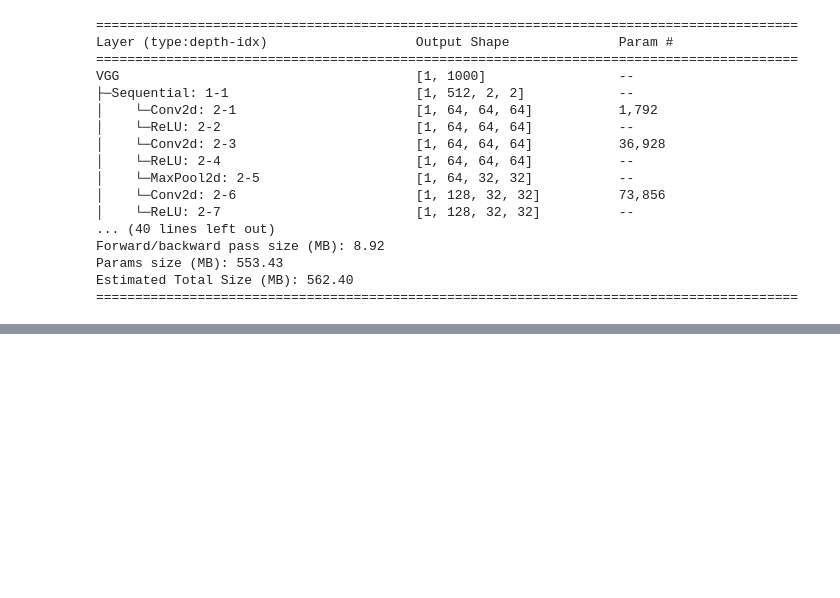
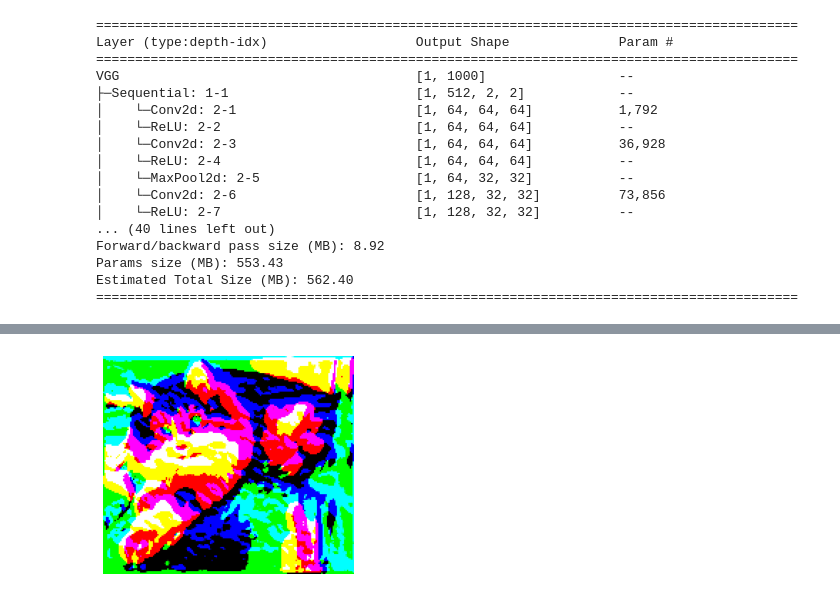
Before and after one commit to 8bitnand/Blogs, a Jupyter notebook: Visualizing the learning of a neural network/VGG16.ipynb, the cells around one changed output, grey strips where cells are left out. Drawn from its saved outputs; the diff is of its cells as text; code cells hidden in the pictures; blank space fills up the shorter version.

```diff
--- a/Visualizing the learning of a neural network/VGG16.ipynb
+++ b/Visualizing the learning of a neural network/VGG16.ipynb
@@ -188,0 +387,6 @@ for ft in os.listdir("model/vgg16_imgs/")   :
+# %%
+plt.axis("off")
+plt.imshow(color_img_f7)
+plt.savefig("clr_img_f7.png")
+# %% [output]
+[figure, added]
```
Also changed, not shown: parts of 29 cells of this notebook.
